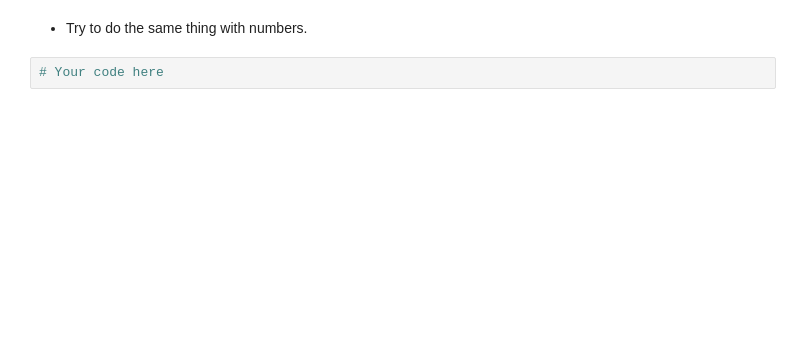
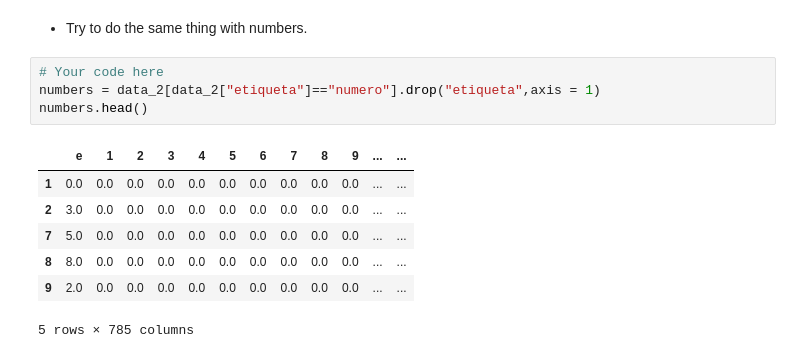
Before and after one commit to Os-f-dev/datamex_032020, a Jupyter notebook: module-3/lab-supervised-classification/Supervised Classification.ipynb, the cells around one changed output. Saved outputs shown, nothing was run; the diff lists cells and outputs as text; blank space fills up the shorter version.

```diff
--- a/module-3/lab-supervised-classification/Supervised Classification.ipynb
+++ b/module-3/lab-supervised-classification/Supervised Classification.ipynb
@@ -149,4 +149,14 @@ Test score: 0.8855875831485588
 # %% [markdown]
 * Try to do the same thing with numbers.
-# %%
-# Your code here
+# %%
+# Your code here
+numbers = data_2[data_2["etiqueta"]=="numero"].drop("etiqueta",axis = 1)
+numbers.head()
+# %% [output]
+|  | e | 1 | 2 | 3 | 4 | 5 | 6 | 7 | 8 | 9 | ... | ... |
+| 1 | 0.0 | 0.0 | 0.0 | 0.0 | 0.0 | 0.0 | 0.0 | 0.0 | 0.0 | 0.0 | ... | ... |
+| 2 | 3.0 | 0.0 | 0.0 | 0.0 | 0.0 | 0.0 | 0.0 | 0.0 | 0.0 | 0.0 | ... | ... |
+| 7 | 5.0 | 0.0 | 0.0 | 0.0 | 0.0 | 0.0 | 0.0 | 0.0 | 0.0 | 0.0 | ... | ... |
+| 8 | 8.0 | 0.0 | 0.0 | 0.0 | 0.0 | 0.0 | 0.0 | 0.0 | 0.0 | 0.0 | ... | ... |
+| 9 | 2.0 | 0.0 | 0.0 | 0.0 | 0.0 | 0.0 | 0.0 | 0.0 | 0.0 | 0.0 | ... | ... |
+5 rows × 785 columns
```
Also changed, not shown: parts of 4 cells of this notebook, 4 other files.
